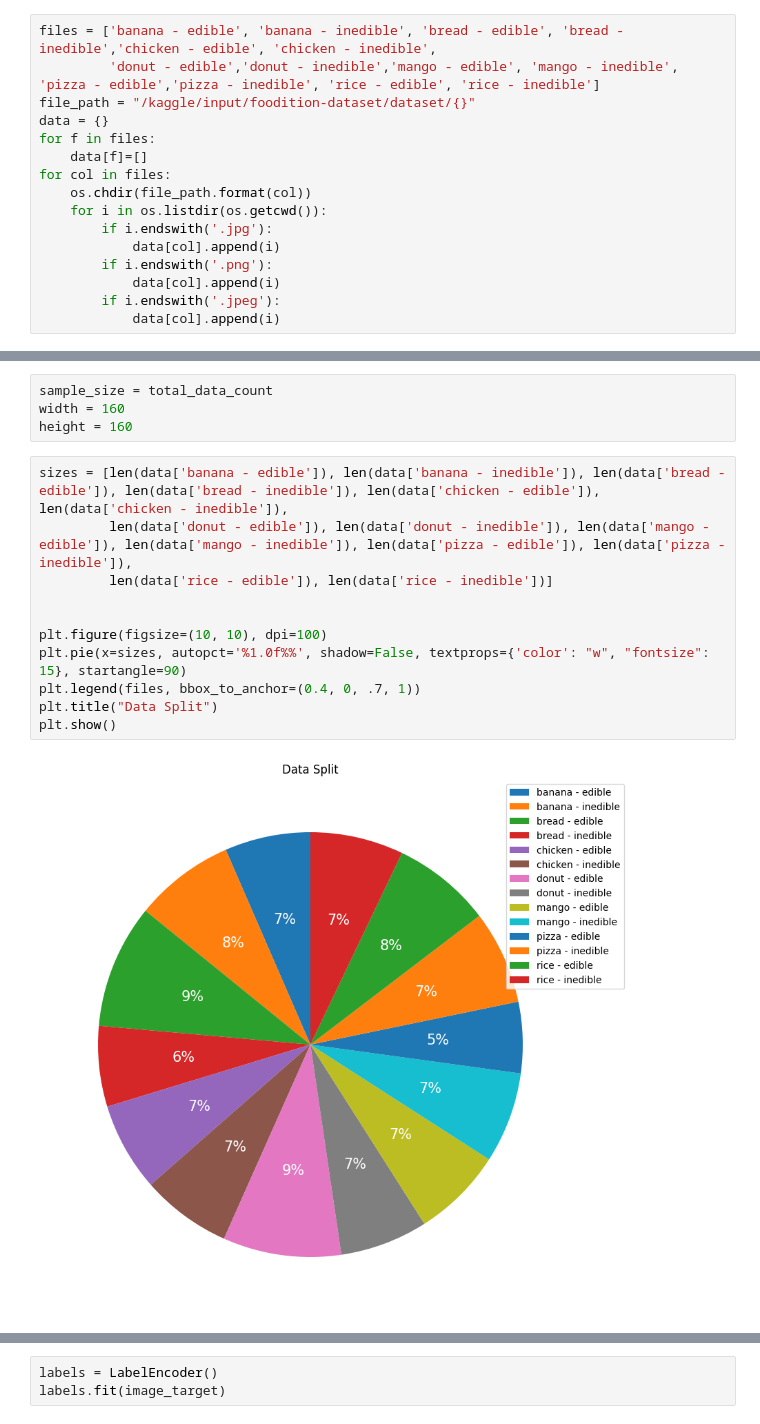
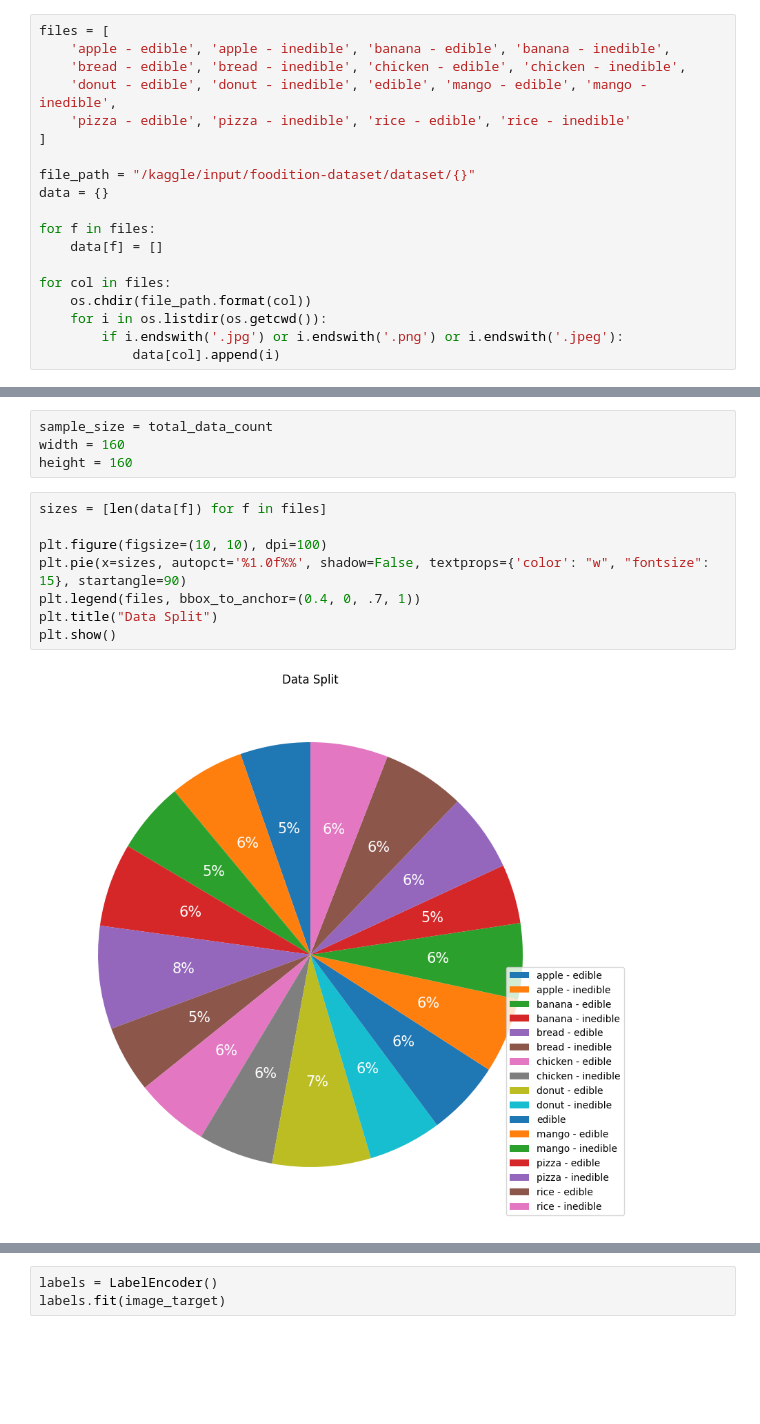
Before and after one commit to Savory-Team/foodition-edible-food-classification, a Jupyter notebook: classification-kaggle.ipynb, the cells around one changed output, grey strips where cells are left out. Cells and saved outputs as stored; diff of their text form; blank space fills up the shorter version.

```diff
--- a/classification-kaggle.ipynb
+++ b/classification-kaggle.ipynb
@@ -23,19 +37,22 @@ print(os.getcwd())
 # %%
-files = ['banana - edible', 'banana - inedible', 'bread - edible', 'bread - inedible','chicken - edible', 'chicken - inedible',
-         'donut - edible','donut - inedible','mango - edible', 'mango - inedible', 'pizza - edible','pizza - inedible', 'rice - edible', 'rice - inedible']
+files = [
+    'apple - edible', 'apple - inedible', 'banana - edible', 'banana - inedible',
+    'bread - edible', 'bread - inedible', 'chicken - edible', 'chicken - inedible',
+    'donut - edible', 'donut - inedible', 'edible', 'mango - edible', 'mango - inedible',
+    'pizza - edible', 'pizza - inedible', 'rice - edible', 'rice - inedible'
+]
+
 file_path = "/kaggle/input/foodition-dataset/dataset/{}"
 data = {}
+
 for f in files:
-    data[f]=[]
+    data[f] = []
+
 for col in files:
     os.chdir(file_path.format(col))
     for i in os.listdir(os.getcwd()):
-        if i.endswith('.jpg'):
+        if i.endswith('.jpg') or i.endswith('.png') or i.endswith('.jpeg'):
             data[col].append(i)
-        if i.endswith('.png'):
-            data[col].append(i)
-        if i.endswith('.jpeg'):
-            data[col].append(i)
 # %%
 data_count = {key: len(value) for key, value in data.items()}
 total_data_count = sum(data_count.values())
@@ -47,18 +64,15 @@ sample_size = total_data_count
 width = 160
 height = 160
 # %%
-sizes = [len(data['banana - edible']), len(data['banana - inedible']), len(data['bread - edible']), len(data['bread - inedible']), len(data['chicken - edible']), len(data['chicken - inedible']),
-         len(data['donut - edible']), len(data['donut - inedible']), len(data['mango - edible']), len(data['mango - inedible']), len(data['pizza - edible']), len(data['pizza - inedible']),
-         len(data['rice - edible']), len(data['rice - inedible'])]
-
+sizes = [len(data[f]) for f in files]
 
 plt.figure(figsize=(10, 10), dpi=100)
 plt.pie(x=sizes, autopct='%1.0f%%', shadow=False, textprops={'color': "w", "fontsize": 15}, startangle=90)
 plt.legend(files, bbox_to_anchor=(0.4, 0, .7, 1))
 plt.title("Data Split")
 plt.show()
 # %% [output]
-[figure, old version]
+[figure, new version]
 # %%
 start = time.time()
 image_data = []
```
Also changed, not shown: parts of 23 cells of this notebook.
